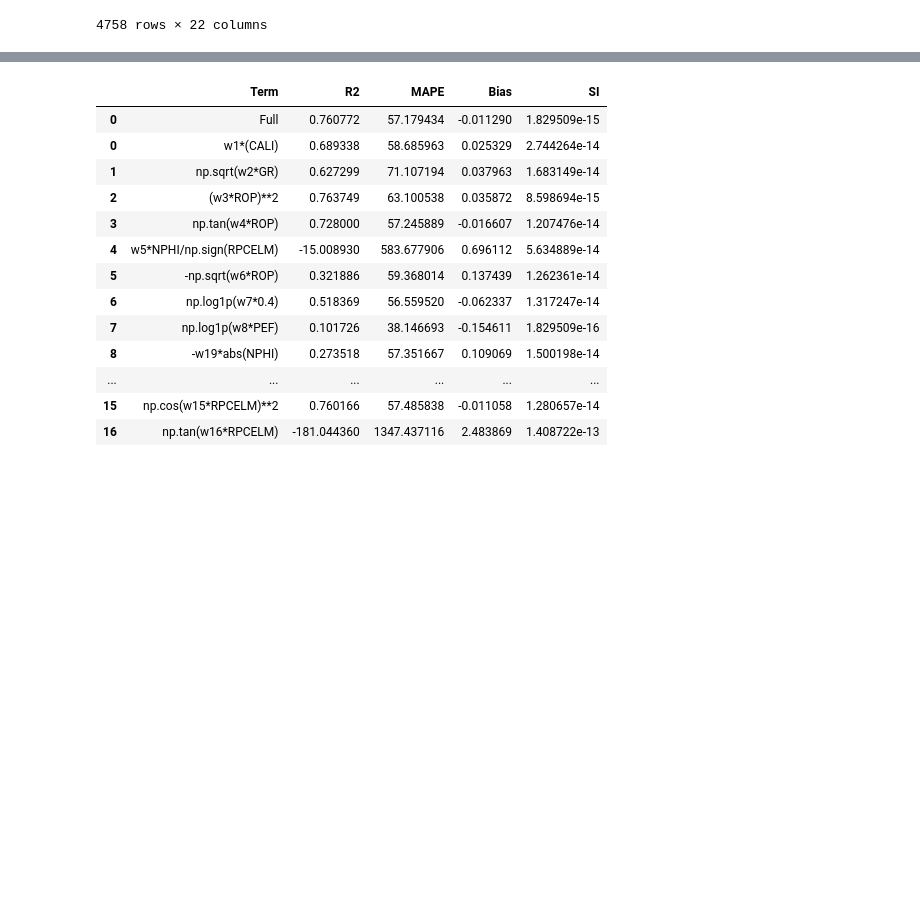
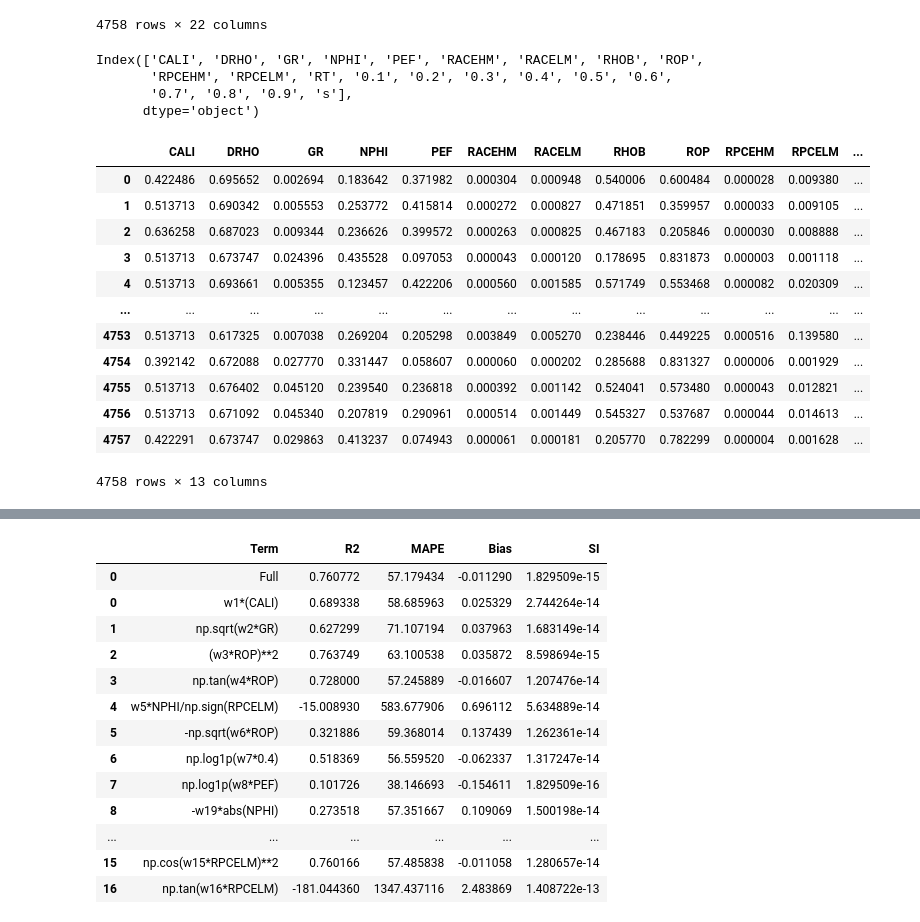
Before and after one commit to yohanesnuwara/MLGeo, a Jupyter notebook: Sonic_IEEE_Sensitivity_Analysis.ipynb, the cells around one changed output, grey strips where cells are left out. Drawn from its saved outputs; the diff is of its cells as text; code cells hidden in the pictures; blank space fills up the shorter version.

```diff
--- a/Sonic_IEEE_Sensitivity_Analysis.ipynb
+++ b/Sonic_IEEE_Sensitivity_Analysis.ipynb
@@ -45,6 +54,37 @@ DT_df
 | 4756 | 0.665629 | 0.706937 | 0.046579 | 0.114712 | 0.238997 | 0.000502 | 0.001316 | 0.587714 | 0.972754 | 0.000062 | ... | ... |
 | 4757 | 0.665435 | 0.697975 | 0.037820 | 0.098594 | 0.222630 | 0.000506 | 0.001293 | 0.616189 | 0.972739 | 0.000070 | ... | ... |
 4758 rows × 22 columns
+# %%
+DT_df.columns
+# %% [output]
+Index(['CALI', 'DRHO', 'GR', 'NPHI', 'PEF', 'RACEHM', 'RACELM', 'RHOB', 'ROP',
+       'RPCEHM', 'RPCELM', 'RT', '0.1', '0.2', '0.3', '0.4', '0.5', '0.6',
+       '0.7', '0.8', '0.9', 's'],
+      dtype='object')
+# %%
+# Read full dataset
+colname = ['CALI', 'DRHO', 'GR', 'NPHI', 'PEF', 'RACEHM', 'RACELM', 'RHOB', 'ROP',
+       'RPCEHM', 'RPCELM', 'RT', 's']
+DT_df = pd.read_csv('/content/YOHAN_DT.csv', delimiter=';', names=colname)
+
+# Eliminate NaNs
+DT_df = DT_df.dropna().reset_index(drop=True)
+
+DT_df
+# %% [output]
+|  | CALI | DRHO | GR | NPHI | PEF | RACEHM | RACELM | RHOB | ROP | RPCEHM | RPCELM | ... |
+| 0 | 0.422486 | 0.695652 | 0.002694 | 0.183642 | 0.371982 | 0.000304 | 0.000948 | 0.540006 | 0.600484 | 0.000028 | 0.009380 | ... |
+| 1 | 0.513713 | 0.690342 | 0.005553 | 0.253772 | 0.415814 | 0.000272 | 0.000827 | 0.471851 | 0.359957 | 0.000033 | 0.009105 | ... |
+| 2 | 0.636258 | 0.687023 | 0.009344 | 0.236626 | 0.399572 | 0.000263 | 0.000825 | 0.467183 | 0.205846 | 0.000030 | 0.008888 | ... |
+| 3 | 0.513713 | 0.673747 | 0.024396 | 0.435528 | 0.097053 | 0.000043 | 0.000120 | 0.178695 | 0.831873 | 0.000003 | 0.001118 | ... |
+| 4 | 0.513713 | 0.693661 | 0.005355 | 0.123457 | 0.422206 | 0.000560 | 0.001585 | 0.571749 | 0.553468 | 0.000082 | 0.020309 | ... |
+| ... | ... | ... | ... | ... | ... | ... | ... | ... | ... | ... | ... | ... |
+| 4753 | 0.513713 | 0.617325 | 0.007038 | 0.269204 | 0.205298 | 0.003849 | 0.005270 | 0.238446 | 0.449225 | 0.000516 | 0.139580 | ... |
+| 4754 | 0.392142 | 0.672088 | 0.027770 | 0.331447 | 0.058607 | 0.000060 | 0.000202 | 0.285688 | 0.831327 | 0.000006 | 0.001929 | ... |
+| 4755 | 0.513713 | 0.676402 | 0.045120 | 0.239540 | 0.236818 | 0.000392 | 0.001142 | 0.524041 | 0.573480 | 0.000043 | 0.012821 | ... |
+| 4756 | 0.513713 | 0.671092 | 0.045340 | 0.207819 | 0.290961 | 0.000514 | 0.001449 | 0.545327 | 0.537687 | 0.000044 | 0.014613 | ... |
+| 4757 | 0.422291 | 0.673747 | 0.029863 | 0.413237 | 0.074943 | 0.000061 | 0.000181 | 0.205770 | 0.782299 | 0.000004 | 0.001628 | ... |
+4758 rows × 13 columns
 # %%
 def DT_extended_elimination(df1_transf, term=[1,1,1,1,1,1,1,1]):
   a,b,c,d,e,f,g,h = term
```
Also changed, not shown: parts of 14 cells of this notebook.
